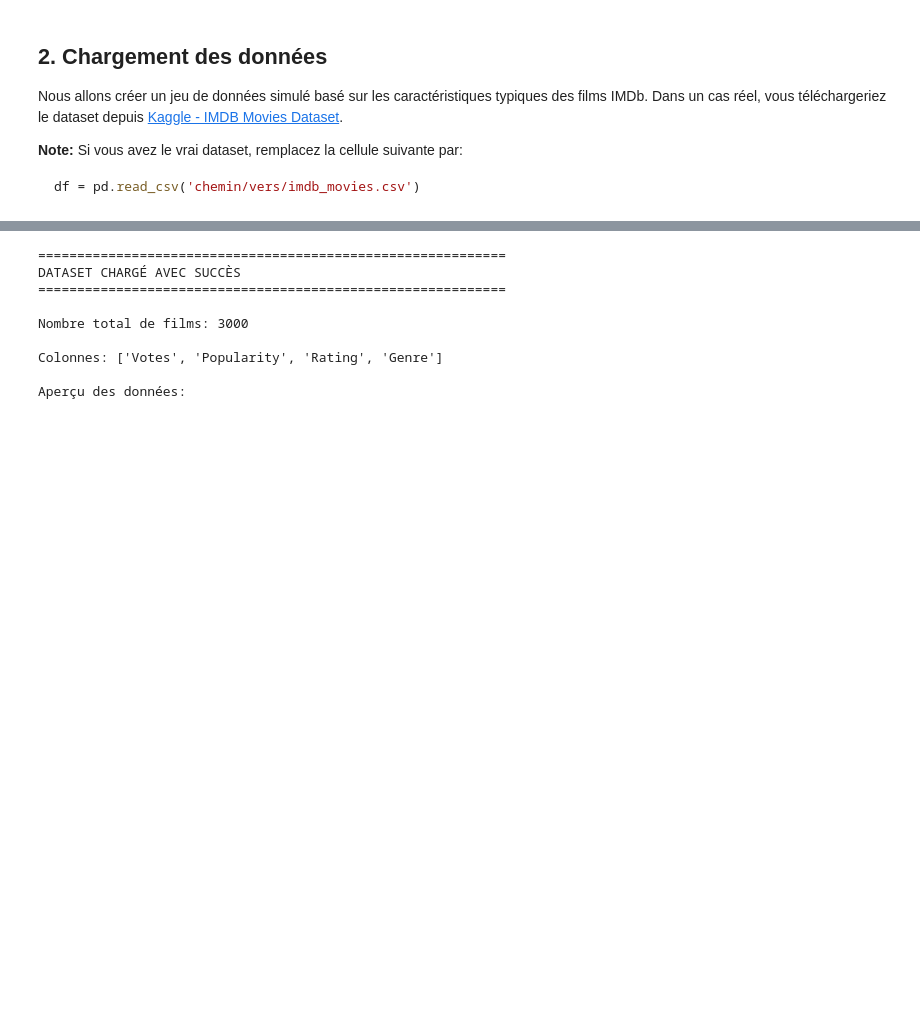
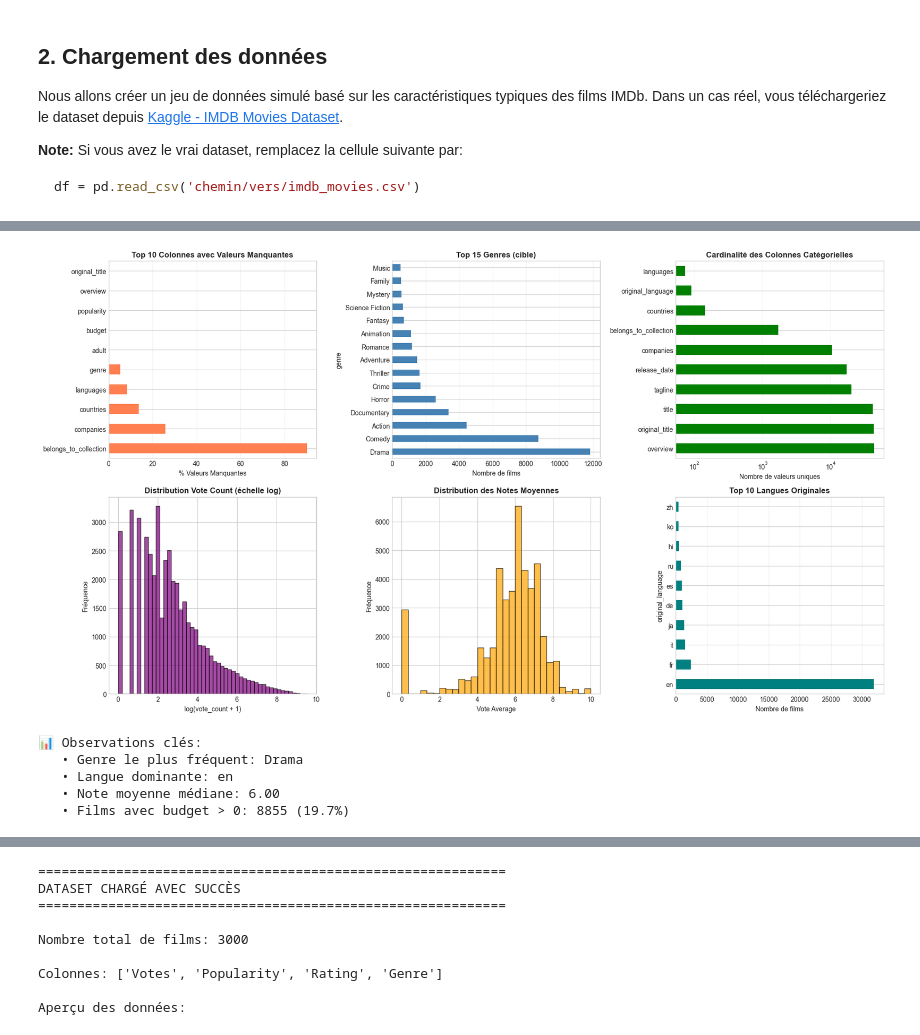
Before and after one commit to Rqbln/apprentissage-estimation-bayesienne-TP, a Jupyter notebook: Projet_Prediction_Genre_Films_NaiveBayes.ipynb, the cells around one changed output, grey strips where cells are left out. Saved outputs shown, nothing was run; the diff lists cells and outputs as text; code cells hidden in the pictures; blank space fills up the shorter version.

Commit message:
Ajout analyse et brainstorming nettoyage dataset IMDb pour classification Naive Bayes

```diff
--- a/Projet_Prediction_Genre_Films_NaiveBayes.ipynb
+++ b/Projet_Prediction_Genre_Films_NaiveBayes.ipynb
@@ -47,0 +305,70 @@ df = pd.read_csv('chemin/vers/imdb_movies.csv')
+# %%
+# === VISUALISATIONS POUR LE BRAINSTORMING ===
+
+fig, axes = plt.subplots(2, 3, figsize=(18, 10))
+
+# 1. Distribution des valeurs manquantes
+ax1 = axes[0, 0]
+missing_pct = (df_kaggle_clean.isnull().sum() / len(df_kaggle_clean) * 100).sort_values(ascending=False).head(10)
+missing_pct.plot(kind='barh', ax=ax1, color='coral')
+ax1.set_xlabel('% Valeurs Manquantes')
+ax1.set_title('Top 10 Colonnes avec Valeurs Manquantes', fontweight='bold')
+ax1.grid(axis='x', alpha=0.3)
+
+# 2. Distribution des genres (Top 15)
+ax2 = axes[0, 1]
+top_genres = df_kaggle_clean['genre'].value_counts().head(15)
+top_genres.plot(kind='barh', ax=ax2, color='steelblue')
+ax2.set_xlabel('Nombre de films')
+ax2.set_title('Top 15 Genres (cible)', fontweight='bold')
+ax2.grid(axis='x', alpha=0.3)
+
+# 3. Cardinalité des colonnes catégorielles
+ax3 = axes[0, 2]
+cat_cols_card = pd.Series({
+    col: df_kaggle_clean[col].nunique()
+    for col in df_kaggle_clean.select_dtypes(include=['object', 'bool']).columns
+}).sort_values(ascending=False).head(10)
+cat_cols_card.plot(kind='barh', ax=ax3, color='green')
+ax3.set_xlabel('Nombre de valeurs uniques')
+ax3.set_title('Cardinalité des Colonnes Catégorielles', fontweight='bold')
+ax3.set_xscale('log')
+ax3.grid(axis='x', alpha=0.3)
+
+# 4. Distribution vote_count (log scale)
+ax4 = axes[1, 0]
+df_kaggle_clean['vote_count'].dropna().apply(np.log1p).hist(bins=50, ax=ax4, color='purple', alpha=0.7, edgecolor='black')
+ax4.set_xlabel('log(vote_count + 1)')
+ax4.set_ylabel('Fréquence')
+ax4.set_title('Distribution Vote Count (échelle log)', fontweight='bold')
+
+# 5. Distribution vote_average
+ax5 = axes[1, 1]
+df_kaggle_clean['vote_average'].dropna().hist(bins=30, ax=ax5, color='orange', alpha=0.7, edgecolor='black')
+ax5.set_xlabel('Vote Average')
+ax5.set_ylabel('Fréquence')
+ax5.set_title('Distribution des Notes Moyennes', fontweight='bold')
+
+# 6. Distribution des langues (Top 10)
+ax6 = axes[1, 2]
+top_langs = df_kaggle_clean['original_language'].value_counts().head(10)
+top_langs.plot(kind='barh', ax=ax6, color='teal')
+ax6.set_xlabel('Nombre de films')
+ax6.set_title('Top 10 Langues Originales', fontweight='bold')
+ax6.grid(axis='x', alpha=0.3)
+
+plt.tight_layout()
+plt.show()
+
+print("\n📊 Observations clés:")
+print(f"   • Genre le plus fréquent: {df_kaggle_clean['genre'].mode()[0] if len(df_kaggle_clean['genre'].mode()) > 0 else 'N/A'}")
+print(f"   • Langue dominante: {df_kaggle_clean['original_language'].mode()[0] if len(df_kaggle_clean['original_language'].mode()) > 0 else 'N/A'}")
+print(f"   • Note moyenne médiane: {df_kaggle_clean['vote_average'].median():.2f}")
+print(f"   • Films avec budget > 0: {(df_kaggle_clean['budget'] > 0).sum()} ({(df_kaggle_clean['budget'] > 0).sum()/len(df_kaggle_clean)*100:.1f}%)")
+# %% [output]
+[figure, added]
+📊 Observations clés:
+   • Genre le plus fréquent: Drama
+   • Langue dominante: en
+   • Note moyenne médiane: 6.00
+   • Films avec budget > 0: 8855 (19.7%)
```
Also changed, not shown: parts of 7 cells of this notebook.
